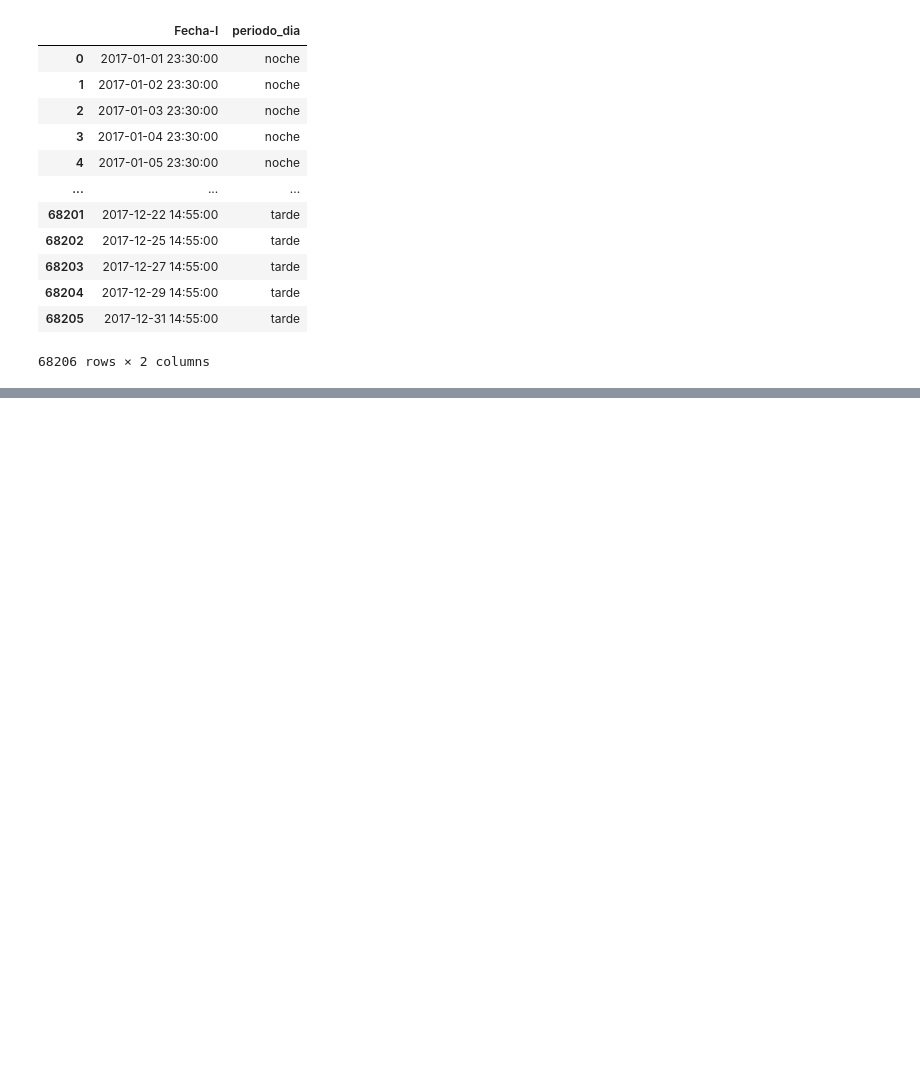
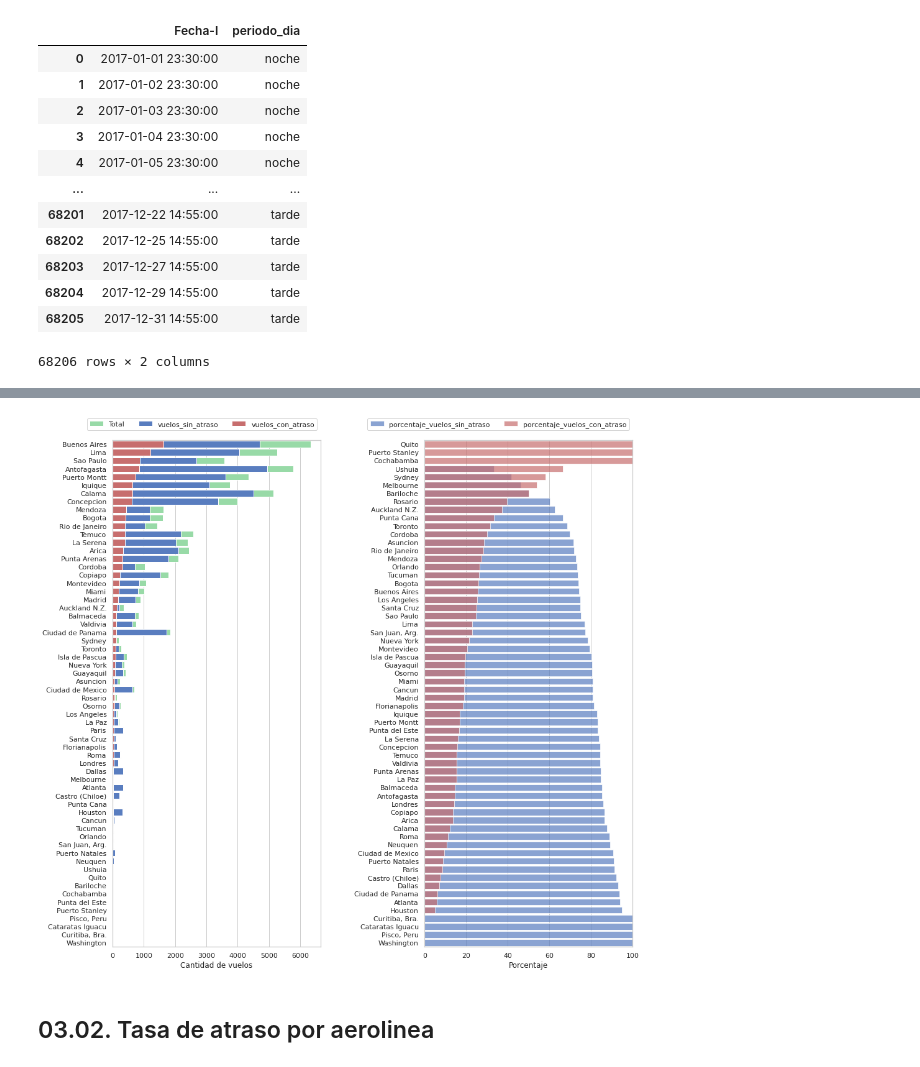
Before and after one commit to alexandergribenchenko/DS_LATAM_Test, a Jupyter notebook: solution.ipynb, the cells around one changed output, grey strips where cells are left out. Drawn from its saved outputs; the diff is of its cells as text; code cells hidden in the pictures; blank space fills up the shorter version.

```diff
--- a/solution.ipynb
+++ b/solution.ipynb
@@ -759,22 +337,0 @@ sns.countplot(x='DIANOM', data=df, hue='atraso_15', normalize=True)
-# %%
-import numpy as np
-import pandas as pd
-import seaborn as sns
-
-df = sns.load_dataset('titanic')
-df.head()
-
-x,y = 'class', 'survived'
-
-df1 = df.groupby(x)[y].value_counts(normalize=True)
-df1 = df1.mul(100)
-df1 = df1.rename('percent').reset_index()
-
-g = sns.catplot(x=x,y='percent',hue=y,kind='bar',data=df1)
-g.ax.set_ylim(0,100)
-
-for p in g.ax.patches:
-    txt = str(p.get_height().round(2)) + '%'
-    txt_x = p.get_x()
-    txt_y = p.get_height()
-    g.ax.text(txt_x,txt_y,txt)
@@ -780,0 +340,4 @@ for p in g.ax.patches:
+# %%
+df_atraso = df[['SIGLADES','OPERA', 'MES', 'DIANOM', 'temporada_alta', 'TIPOVUELO', 'atraso_15']]
+df_atraso['temporada_alta'] = df_atraso['temporada_alta'].astype(str)
+df_atraso.head(3)
@@ -780,0 +349,12 @@ for p in g.ax.patches:
+# %%
+def dataframe_atraso_por(df_atraso, col_interes):
+  df_output = df_atraso.groupby([col_interes], as_index=False).\
+                            agg(porcentaje_vuelos_con_atraso = ('atraso_15', lambda x: round(100*(x == 1).sum()/x.count(),2)),
+                                porcentaje_vuelos_sin_atraso = ('atraso_15', lambda x: round(100*(x == 0).sum()/x.count(),2)),
+                                vuelos_con_atraso = ('atraso_15', lambda x: (x == 1).sum()),
+                                vuelos_sin_atraso = ('atraso_15', lambda x: (x == 0).sum()),
+                                vuelos_total=('atraso_15', 'count'),
+                                ).\
+                            sort_values(by=[col_interes], ascending=[True])
+
+  return df_output
@@ -780,0 +411,3 @@ for p in g.ax.patches:
+# %%
+df_atraso_por_destino = dataframe_atraso_por(df_atraso, 'SIGLADES')
+df_atraso_por_destino
@@ -780,0 +428,6 @@ for p in g.ax.patches:
+# %%
+plot_absoluto_porcentual(df_atraso_por_destino, 'SIGLADES', 15, 15)
+# %% [output]
+[figure, added]
+# %% [markdown]
+## 03.02. Tasa de atraso por aerolinea
```
Also changed, not shown: parts of 68 cells of this notebook.
